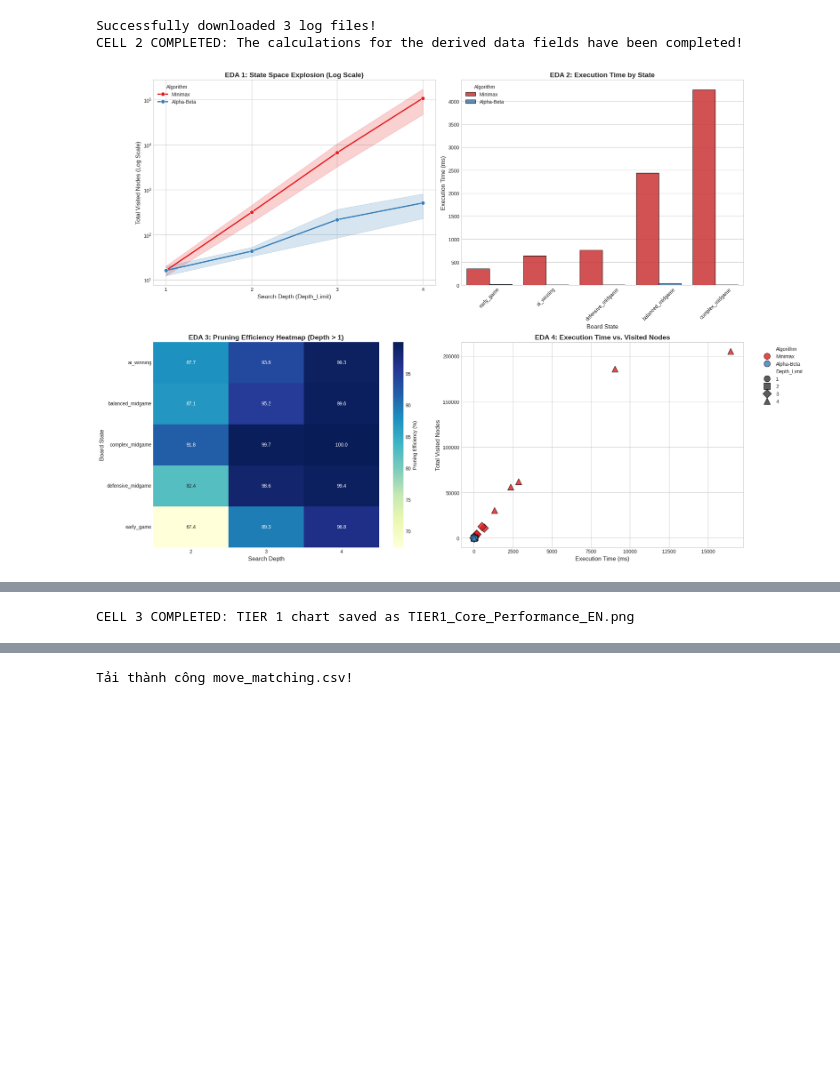
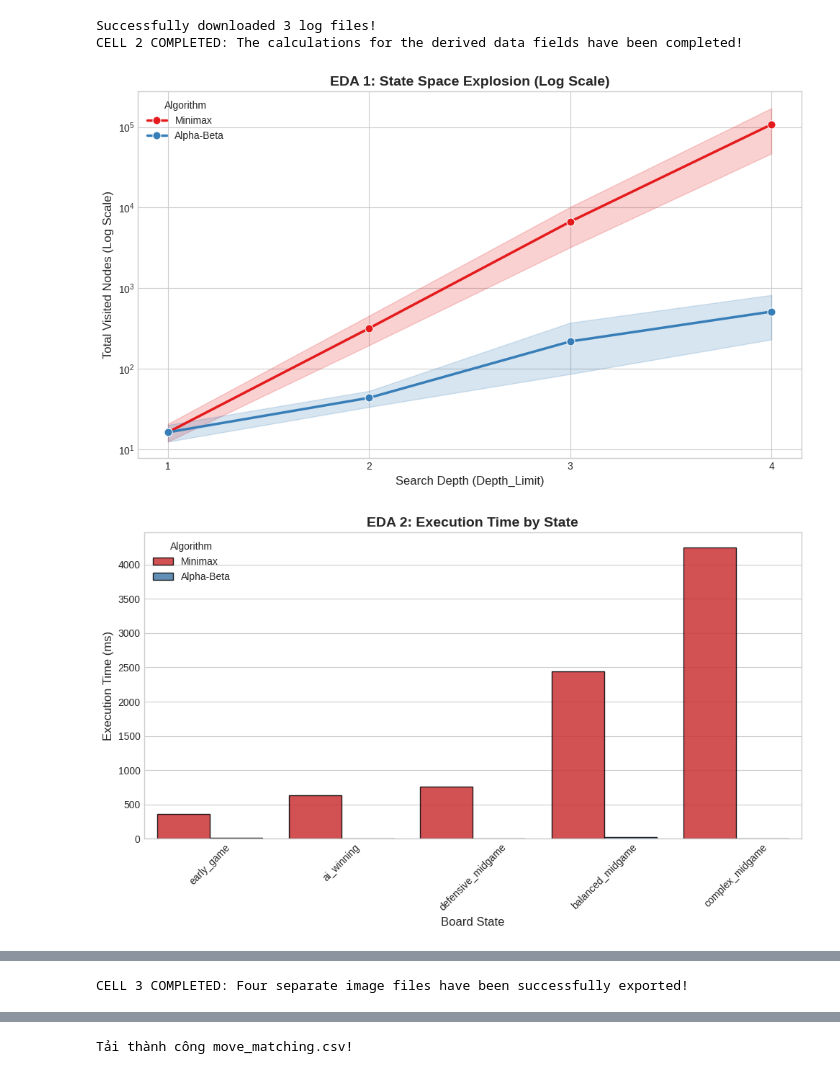
Before and after one commit to danny2708/23020512_23020548_23020523_CaroAI, a Jupyter notebook: source_code/Notebook/eda-for-caro-ai.ipynb, the cells around one changed output, grey strips where cells are left out. Drawn from its saved outputs; the diff is of its cells as text; code cells hidden in the pictures; blank space fills up the shorter version.

```diff
--- a/source_code/Notebook/eda-for-caro-ai.ipynb
+++ b/source_code/Notebook/eda-for-caro-ai.ipynb
@@ -55,68 +55,88 @@ Successfully downloaded 3 log files!
 CELL 2 COMPLETED: The calculations for the derived data fields have been completed!
 # %%
 # ==========================================
-# CELL 3: TIER 1 - CORE PERFORMANCE
+# CELL 3: TIER 1 - CORE PERFORMANCE (TÁCH LẺ ẢNH)
 # ==========================================
-fig, axs = plt.subplots(2, 2, figsize=(20, 14))
+import matplotlib.pyplot as plt
+import seaborn as sns
 
 # ------------------------------------------------------------------------------
 # EDA 1: STATE SPACE EXPLOSION (NODES VS DEPTH)
 # ------------------------------------------------------------------------------
+plt.figure(figsize=(10, 6)) # Khởi tạo hình riêng lẻ
 sns.lineplot(data=df_summary, x='Depth_Limit', y='Total_Visited_Nodes',
-             hue='Algorithm', marker='o', linewidth=2.5, markersize=8, ax=axs[0, 0])
-axs[0, 0].set_yscale('log')
-axs[0, 0].set_xticks(sorted(df_summary['Depth_Limit'].unique()))
+             hue='Algorithm', marker='o', linewidth=2.5, markersize=8)
 
-axs[0, 0].set_title('EDA 1: State Space Explosion (Log Scale)', fontsize=14, fontweight='bold')
-axs[0, 0].set_xlabel('Search Depth (Depth_Limit)', fontsize=12)
-axs[0, 0].set_ylabel('Total Visited Nodes (Log Scale)', fontsize=12)
+plt.yscale('log')
+plt.xticks(sorted(df_summary['Depth_Limit'].unique()))
+plt.title('EDA 1: State Space Explosion (Log Scale)', fontsize=14, fontweight='bold')
+plt.xlabel('Search Depth (Depth_Limit)', fontsize=12)
+plt.ylabel('Total Visited Nodes (Log Scale)', fontsize=12)
+
+plt.tight_layout()
+plt.savefig('EDA1_State_Space_Explosion.png', dpi=300, bbox_inches='tight')
+plt.show()
 
 # ------------------------------------------------------------------------------
 # EDA 2: EXECUTION TIME
 # ------------------------------------------------------------------------------
+plt.figure(figsize=(10, 6))
 sns.barplot(data=df_summary, x='State_Name', y='Execution_Time_ms',
-            hue='Algorithm', errorbar=None, ax=axs[0, 1], edgecolor='black', alpha=0.85)
-axs[0, 1].set_title('EDA 2: Execution Time by State', fontsize=14, fontweight='bold')
-axs[0, 1].set_xlabel('Board State', fontsize=12)
-axs[0, 1].set_ylabel('Execution Time (ms)', fontsize=12)
-axs[0, 1].tick_params(axis='x', rotation=45)
+            hue='Algorithm', errorbar=None, edgecolor='black', alpha=0.85)
+
+plt.title('EDA 2: Execution Time by State', fontsize=14, fontweight='bold')
+plt.xlabel('Board State', fontsize=12)
+plt.ylabel('Execution Time (ms)', fontsize=12)
+plt.xticks(rotation=45)
+
+plt.tight_layout()
+plt.savefig('EDA2_Execution_Time.png', dpi=300, bbox_inches='tight')
+plt.show()
 
 # ------------------------------------------------------------------------------
 # EDA 3: PRUNING EFFICIENCY HEATMAP
 # ------------------------------------------------------------------------------
+plt.figure(figsize=(10, 6))
+
 # Lọc bỏ Depth 1
 df_compare_eda3 = df_compare[df_compare['Depth_Limit'] > 1]
 pivot_pruning = df_compare_eda3.pivot_table(index='State_Name', columns='Depth_Limit',
                                             values='Pruning_Efficiency', aggfunc='mean')
 
 sns.heatmap(pivot_pruning, annot=True, fmt=".1f", cmap="YlGnBu",
-            cbar_kws={'label': 'Pruning Efficiency (%)'}, ax=axs[1, 0])
-axs[1, 0].set_title('EDA 3: Pruning Efficiency Heatmap (Depth > 1)', fontsize=14, fontweight='bold')
-axs[1, 0].set_xlabel('Search Depth', fontsize=12)
-axs[1, 0].set_ylabel('Board State', fontsize=12)
+            cbar_kws={'label': 'Pruning Efficiency (%)'})
+
+plt.title('EDA 3: Pruning Efficiency Heatmap (Depth > 1)', fontsize=14, fontweight='bold')
+plt.xlabel('Search Depth', fontsize=12)
+plt.ylabel('Board State', fontsize=12)
+
+plt.tight_layout()
+plt.savefig('EDA3_Pruning_Efficiency.png', dpi=300, bbox_inches='tight')
+plt.show()
 
 # ------------------------------------------------------------------------------
 # EDA 4: CORRELATION (TIME VS NODES)
 # ------------------------------------------------------------------------------
+plt.figure(figsize=(10, 6))
+
 unique_depths = sorted(df_summary['Depth_Limit'].unique())
 available_markers = ['o', 's', 'D', '^', 'v', '<', '>', 'p', '*', 'X', 'h', 'H', '+', 'x', '|']
 dynamic_markers = available_markers[:len(unique_depths)]
 
 sns.scatterplot(data=df_summary, x='Execution_Time_ms', y='Total_Visited_Nodes',
                 hue='Algorithm', style='Depth_Limit', markers=dynamic_markers,
-                s=150, alpha=0.8, edgecolor='black', ax=axs[1, 1])
-axs[1, 1].set_title('EDA 4: Execution Time vs. Visited Nodes', fontsize=14, fontweight='bold')
-axs[1, 1].set_xlabel('Execution Time (ms)', fontsize=12)
-axs[1, 1].set_ylabel('Total Visited Nodes', fontsize=12)
-axs[1, 1].legend(bbox_to_anchor=(1.05, 1), loc='upper left')
+                s=150, alpha=0.8, edgecolor='black')
 
-# ------------------------------------------------------------------------------
-# XUẤT ẢNH VÀ HIỂN THỊ
-# ------------------------------------------------------------------------------
+plt.title('EDA 4: Execution Time vs. Visited Nodes', fontsize=14, fontweight='bold')
+plt.xlabel('Execution Time (ms)', fontsize=12)
+plt.ylabel('Total Visited Nodes', fontsize=12)
+plt.legend(bbox_to_anchor=(1.05, 1), loc='upper left')
+
 plt.tight_layout()
-plt.savefig('TIER1_Core_Performance_EN.png', dpi=300, bbox_inches='tight')
+plt.savefig('EDA4_Execution_Time_vs_Nodes.png', dpi=300, bbox_inches='tight')
 plt.show()
 
-print("CELL 3 COMPLETED: TIER 1 chart saved as TIER1_Core_Performance_EN.png")
+print("CELL 3 COMPLETED: Four separate image files have been successfully exported!")
 # %% [output]
-[figure, old version]
+[figure, new version]
+[figure, added]
@@ -123,3 +145,3 @@ print("CELL 3 COMPLETED: TIER 1 chart saved as TIER1_Core_Performance_EN.png")
-CELL 3 COMPLETED: TIER 1 chart saved as TIER1_Core_Performance_EN.png
+CELL 3 COMPLETED: Four separate image files have been successfully exported!
 # %%
 # ==========================================
```
Also changed, not shown: parts of 3 cells of this notebook.
